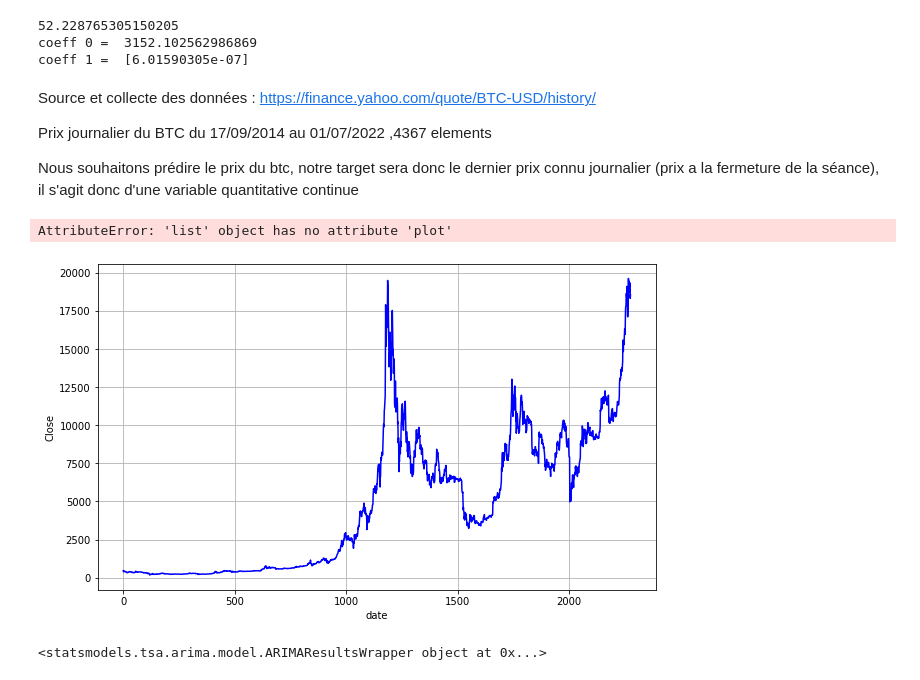
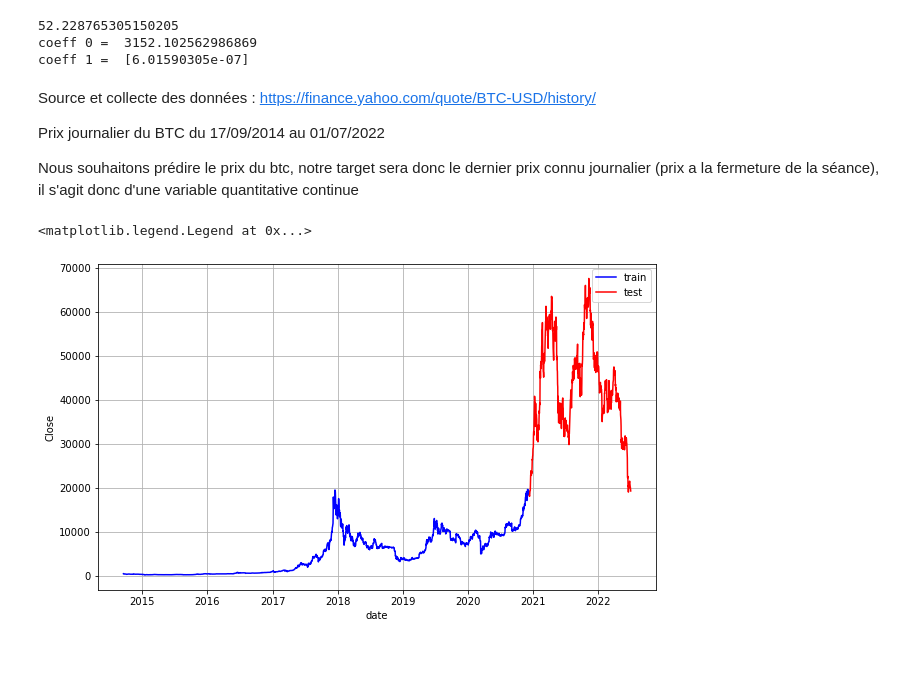
Before and after one commit to RAZMOKEUR/BTC-Priceprediction, a Jupyter notebook: Projet.ipynb, the cells around one changed output. Saved outputs shown, nothing was run; the diff lists cells and outputs as text; code cells hidden in the pictures.

```diff
--- a/Projet.ipynb
+++ b/Projet.ipynb
@@ -81,36 +82,26 @@ coeff 1 =  [6.01590305e-07]
 # %% [markdown]
 Source et collecte des données : https://finance.yahoo.com/quote/BTC-USD/history/
 
-Prix journalier du BTC du 17/09/2014 au 01/07/2022 ,4367 elements
+Prix journalier du BTC du 17/09/2014 au 01/07/2022
 
 Nous souhaitons prédire le prix du btc, notre target sera donc le dernier prix connu journalier (prix a la fermeture de la séance), il s'agit donc d'une variable quantitative continue
 # %%
 # Train test Split
 
 to_row = int(len(df)*0.8)
 
-target_train_data = list(close[0:to_row] )
-target_test_data = list(close[to_row:] )
+target_train_data = close[0:to_row]
+target_test_data = close[to_row:]
 
 plt.figure(figsize=(10,6))
 plt.grid()
 plt.xlabel('date')
 plt.ylabel('Close')
 plt.plot(target_train_data,'blue',label='train')
 plt.plot(target_test_data,"red",label='test')
+# plt.plot(target_test_data,"red",label='Prediction')
 
 plt.legend()
 # %% [output]
-AttributeError: 'list' object has no attribute 'plot'
+<matplotlib.legend.Legend at 0x...>
-[figure, old version]
+[figure, new version]
-# %%
-predictions = []
-n_test_obser = len(target_test_data)
-
-
-model = ARIMA(target_train_data, order = (4,1,0)).fit()
-output = model.forecast()
-
-print(model)
-# %% [output]
-<statsmodels.tsa.arima.model.ARIMAResultsWrapper object at 0x...>
```
Also changed, not shown: parts of 5 cells of this notebook.
